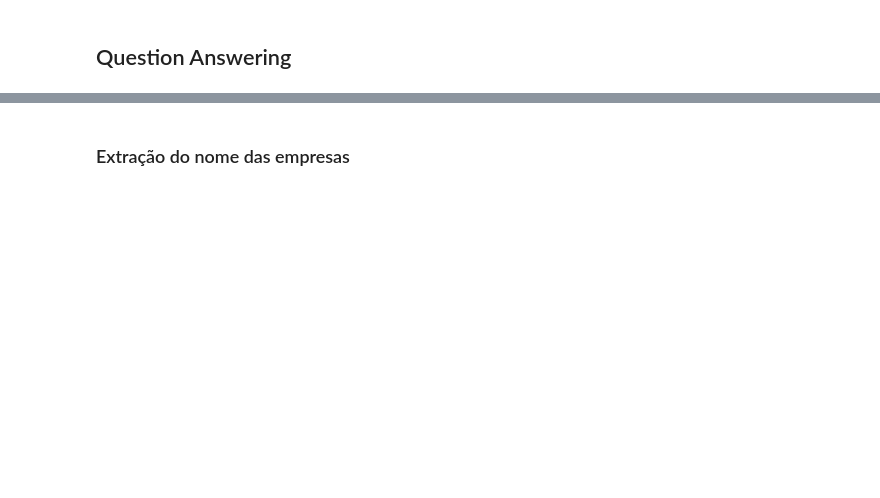
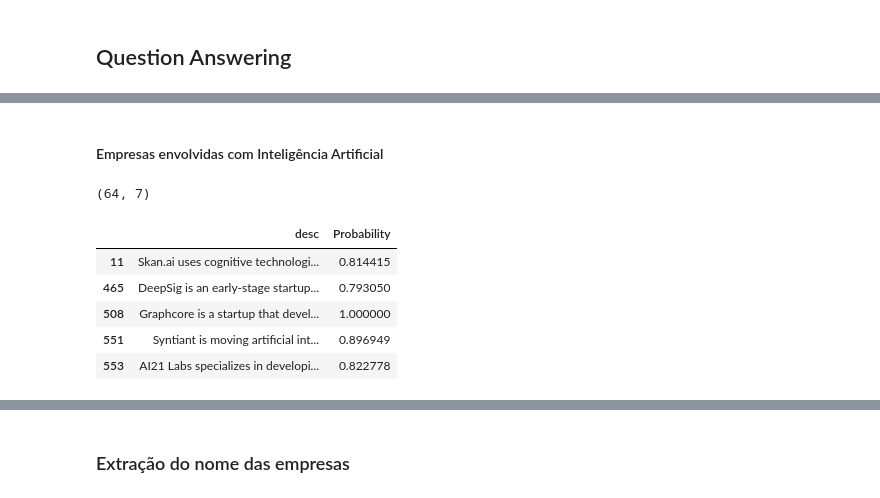
Before and after one commit to andreyvro/nlp_eda, a Jupyter notebook: 04_extract_name.ipynb, the cells around one changed output, grey strips where cells are left out. Saved outputs shown, nothing was run; the diff lists cells and outputs as text; code cells hidden in the pictures; blank space fills up the shorter version.

```diff
--- a/04_extract_name.ipynb
+++ b/04_extract_name.ipynb
@@ -6 +3,10 @@ from transformers import pipeline
+# %%
+import pandas as pd
+from transformers import pipeline
+from tqdm import tqdm
+from wordcloud import WordCloud
+import matplotlib.pyplot as plt
+tqdm.pandas()
+pd.set_option('display.max_colwidth', 150)
+pd.options.mode.chained_assignment = None
 # %%
@@ -26,0 +50,16 @@ memory usage: 188.8+ KB
+# %% [markdown]
+#### Empresas envolvidas com Inteligência Artificial
+# %%
+df_ml = df[df['Topic'] == 4]
+df_ml.shape
+# %% [output]
+(64, 7)
+# %%
+df_ml[['desc', 'Probability']].head()
+# %% [output]
+|  | desc | Probability |
+| 11 | Skan.ai uses cognitive technologi... | 0.814415 |
+| 465 | DeepSig is an early-stage startup... | 0.793050 |
+| 508 | Graphcore is a startup that devel... | 1.000000 |
+| 551 | Syntiant is moving artificial int... | 0.896949 |
+| 553 | AI21 Labs specializes in developi... | 0.822778 |
```
Also changed, not shown: parts of 14 cells of this notebook, 3 other files.
